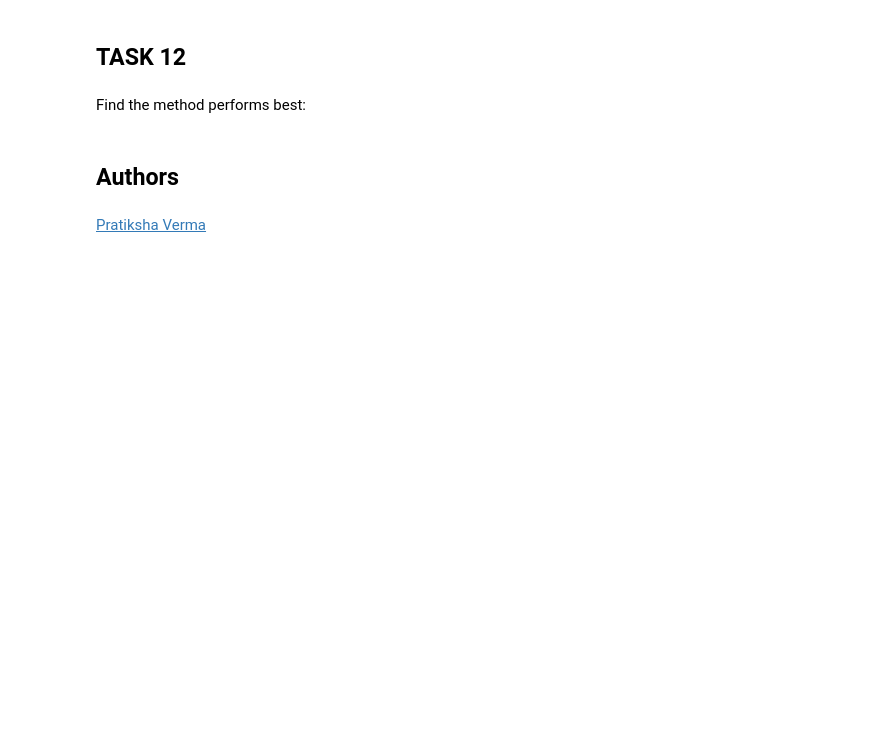
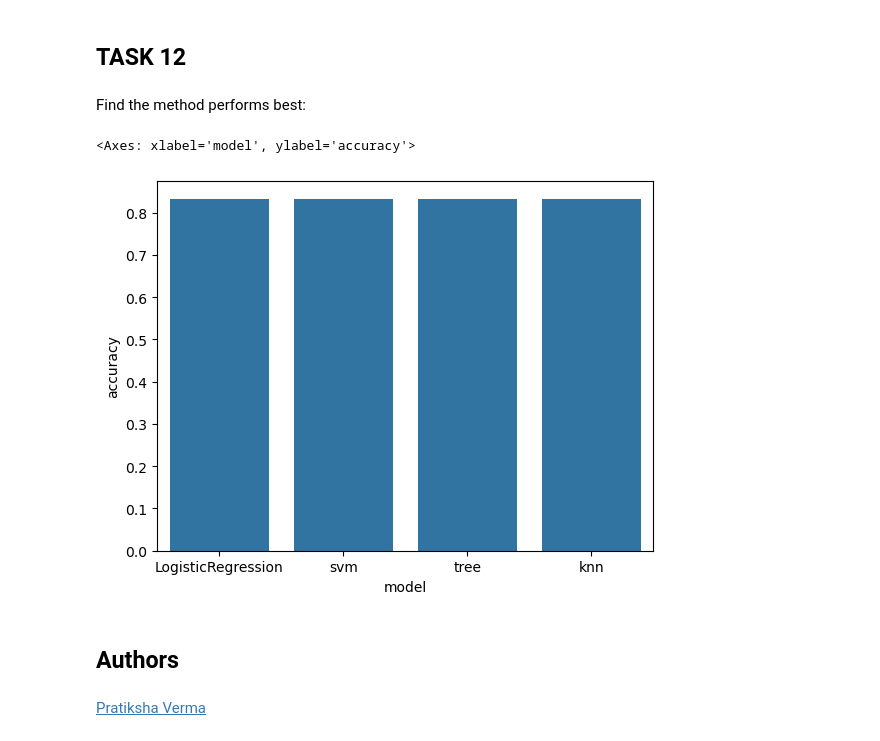
Before and after one commit to nguyenquanghuyvn/Applied_Data_Science_Capstone, a Jupyter notebook: Notebooks/4_1_DONE_SpaceX-Machine-Learning-Prediction-Part-5-v1.ipynb, the cells around one changed output. Saved outputs shown, nothing was run; the diff lists cells and outputs as text; code cells hidden in the pictures; blank space fills up the shorter version.

Commit message:
Add bar chart

```diff
--- a/Notebooks/4_1_DONE_SpaceX-Machine-Learning-Prediction-Part-5-v1.ipynb
+++ b/Notebooks/4_1_DONE_SpaceX-Machine-Learning-Prediction-Part-5-v1.ipynb
@@ -409,6 +417,18 @@ plot_confusion_matrix(Y_test,yhat)
 ## TASK  12
 # %% [markdown]
 Find the method performs best:
+# %%
+import seaborn as sns
+# Bar chart for model accuracy for all built classfication model
+df_bar = pd.DataFrame({
+    'model': ['LogisticRegression', 'svm', 'tree', 'knn'],
+    'accuracy': [0.833, 0.833, 0.833, 0.833]
+})
+
+sns.barplot(df_bar, x='model', y='accuracy')
+# %% [output]
+<Axes: xlabel='model', ylabel='accuracy'>
+[figure, added]
 # %% [markdown]
 ## Authors
 # %% [markdown]
```
Also changed, not shown: parts of 13 cells of this notebook, 3 other files.
